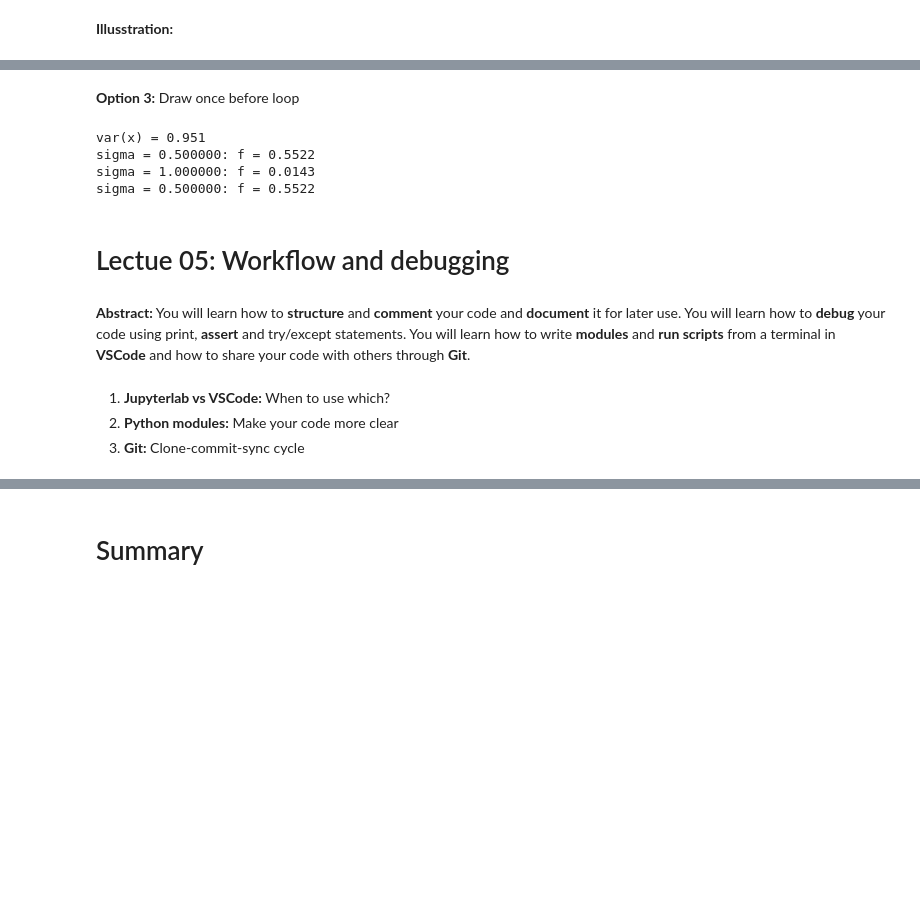
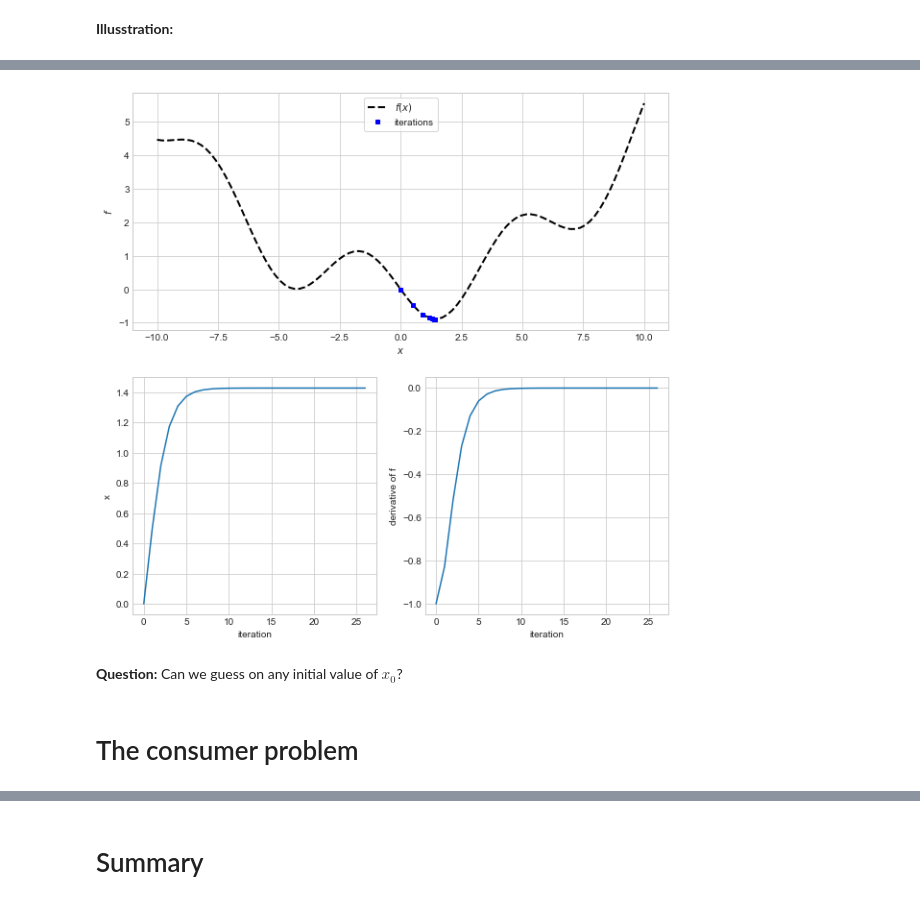
Before and after one commit to NumEconCopenhagen/lectures-2021, a Jupyter notebook: 06/Examples_and_overview.ipynb, the cells around one changed output, grey strips where cells are left out. Drawn from its saved outputs; the diff is of its cells as text; code cells hidden in the pictures; blank space fills up the shorter version.

```diff
--- a/06/Examples_and_overview.ipynb
+++ b/06/Examples_and_overview.ipynb
@@ -503,0 +114,8 @@ ax.legend(loc='upper center');
+# %%
+x_guess = [0]
+obj = lambda x: fp_func(x[0])
+res = optimize.root(obj,x_guess,method='hybr')
+x = res.x[0]
+f = f_func(x)
+
+print(f'best is {f:.8f} at x = {x:.8f}')
@@ -503,0 +126,7 @@ ax.legend(loc='upper center');
+# %%
+obj = lambda x: fp_func(x)
+res = optimize.root_scalar(obj,bracket=(-10,10),method='bisect')
+x = res.root
+f = f_func(res.root)
+
+print(f'best is {f:.8f} at x = {x:.8f}')
@@ -553,6 +200,7 @@ def gradient_descent(f,x0,alpha=1,Delta=1e-8,max_iter=500,eps=1e-8):
 # %%
 x0 = 0
 alpha = 0.5
+f = lambda x: -np.sin(x)+0.05*x**2
 x,fx,trials = gradient_descent(f,x0,alpha)
 print(f'best with gradient_descent is {fx:.8f} at x = {x:.8f}')
 # %% [output]
@@ -614,3 +225,0 @@ ax.set_ylabel('derivative of f');
-# %%
-def f(x,y):
-    return (np.var(x)-np.var(y))**2
@@ -667,24 +226,34 @@ sigma = 0.500000: f = 0.5522
-# %% [markdown]
-**Option 3:** Draw once before loop
-# %%
-np.random.seed(1917)
-x = np.random.normal(0,1,size=100)
-print(f'var(x) = {np.var(x):.3f}')
-
-y_ = np.random.normal(0,1,size=x.size)
-for sigma in [0.5,1.0,0.5]:
-    y = sigma*y_
-    print(f'sigma = {sigma:2f}: f = {f(x,y):.4f}')
-# %% [output]
-var(x) = 0.951
-sigma = 0.500000: f = 0.5522
-sigma = 1.000000: f = 0.0143
-sigma = 0.500000: f = 0.5522
-# %% [markdown]
-# Lectue 05: Workflow and debugging
-# %% [markdown]
-**Abstract:** You will learn how to **structure** and **comment** your code and **document** it for later use. You will learn how to **debug** your code using print, **assert** and try/except statements. You will learn how to write **modules** and **run scripts** from a terminal in **VSCode** and how to share your code with others through **Git**.
-# %% [markdown]
-1. **Jupyterlab vs VSCode:** When to use which?
-2. **Python modules:** Make your code more clear
-3. **Git:** Clone-commit-sync cycle
+# %%
+fig = plt.figure(figsize=(10,10))
+
+# a. main figure
+ax = fig.add_subplot(2,2,(1,2))
+
+trial_x_vec = [trial['x'] for trial in trials]
+trial_f_vec = [trial['fx'] for trial in trials]
+trial_fp_vec = [trial['fp'] for trial in trials]
+
+ax.plot(x_vec,f(x_vec),ls='--',lw=2,color='black',label='$f(x)$')
+ax.plot(trial_x_vec,trial_f_vec,ls='',marker='s',ms=4,color='blue',label='iterations')
+
+ax.set_xlabel('$x$')
+ax.set_ylabel('$f$')
+ax.legend(loc='upper center',frameon=True)
+
+# sub figure 1
+ax = fig.add_subplot(2,2,3)
+ax.plot(np.arange(len(trials)),trial_x_vec)
+ax.set_xlabel('iteration')
+ax.set_ylabel('x')
+
+# sub figure 2
+ax = fig.add_subplot(2,2,4)
+ax.plot(np.arange(len(trials)),trial_fp_vec)
+ax.set_xlabel('iteration')
+ax.set_ylabel('derivative of f');
+# %% [output]
+[figure, added]
+# %% [markdown]
+**Question:** Can we guess on any initial value of $x_0$?
+# %% [markdown]
+# The consumer problem
```
Also changed, not shown: parts of 236 cells of this notebook, 2 other files.
